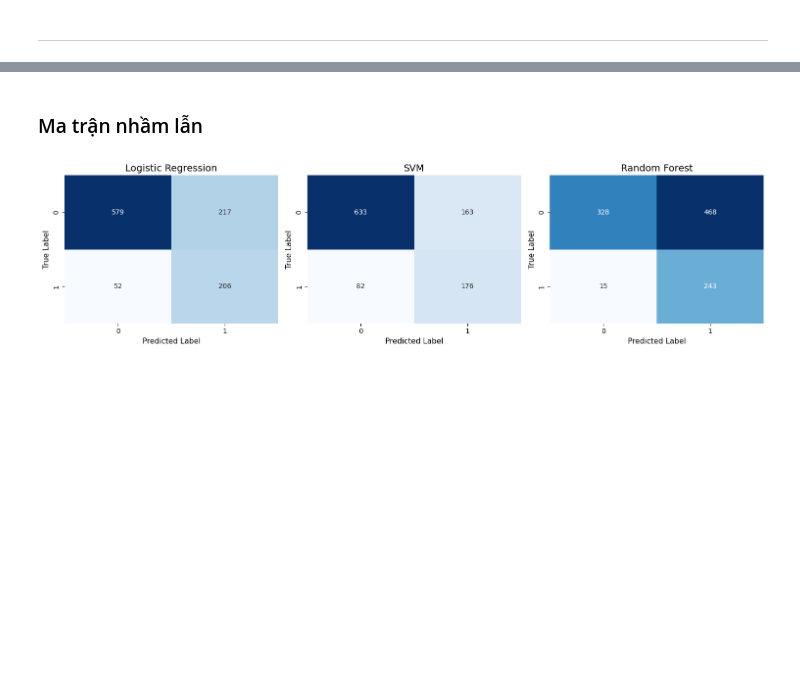
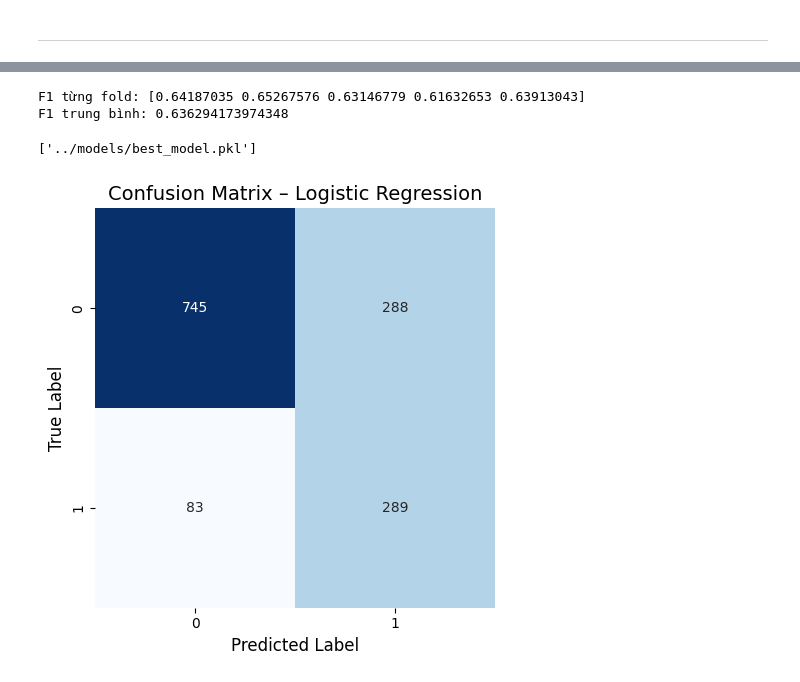
Before and after one commit to Le-AnV/telco-churn-prediction-pipeline, a Jupyter notebook: notebook/notebook.ipynb, the cells around one changed output, grey strips where cells are left out. Cells and saved outputs as stored; diff of their text form; code cells hidden in the pictures; blank space fills up the shorter version.

```diff
--- a/notebook/notebook.ipynb
+++ b/notebook/notebook.ipynb
@@ -512,20 +229,52 @@ print(df_results.sort_values(by='F1', ascending=False))
-# %% [markdown]
-###  Ma trận nhầm lẫn
+# %%
+from sklearn.model_selection import StratifiedKFold, cross_val_score
+from sklearn.linear_model import LogisticRegression
+from sklearn.pipeline import Pipeline
+
+# Pipeline đầy đủ
+pipeline = Pipeline(steps=[
+    ("preprocess", preprocessor),
+    ("model", LogisticRegression(max_iter=100, class_weight="balanced"))
+])
+
+# Stratified K-Fold
+skf = StratifiedKFold(n_splits=5, shuffle=True, random_state=42)
+
+# Cross Validation với F1-score
+scores = cross_val_score(pipeline, X, y, cv=skf,scoring='f1', n_jobs=-1)
+
+print("F1 từng fold:", scores)
+print("F1 trung bình:", scores.mean())
+# %% [output]
+F1 từng fold: [0.64187035 0.65267576 0.63146779 0.61632653 0.63913043]
+F1 trung bình: 0.636294173974348
+# %%
+import joblib
+
+# Train model
+pipeline.fit(X_train, y_train)
+y_pred = pipeline.predict(X_test)
+
+# Lưu pipeline đã huấn luyện thành file .pkl để dùng cho predict/app
+# joblib.dump(pipeline, "../models/best_model.pkl")
+# %% [output]
+['../models/best_model.pkl']
 # %%
 from sklearn.metrics import confusion_matrix
+import matplotlib.pyplot as plt
+import seaborn as sns
 
-model_names = ['Logistic Regression', 'SVM', 'Random Forest']
 
-fig, axes = plt.subplots(1, 3, figsize=(15, 4))
+# Confusion Matrix
+cm = confusion_matrix(y_test, y_pred)
 
-for i, ax in enumerate(axes):
-    cm = confusion_matrix(y_test, lst_y_pred[i])
-    sns.heatmap(cm, annot=True, fmt='d', cmap='Blues', cbar=False, ax=ax)
+plt.figure(figsize=(6, 5))
+sns.heatmap( cm, annot=True, fmt="d", cmap="Blues", cbar=False, square=True)
 
-    ax.set_title(f'{model_names[i]}', fontsize=14)
-    ax.set_xlabel('Predicted Label', fontsize=11)
-    ax.set_ylabel('True Label', fontsize=11)
+plt.title("Confusion Matrix – Logistic Regression", fontsize=14)
+plt.xlabel("Predicted Label", fontsize=12)
+plt.ylabel("True Label", fontsize=12)
 
 plt.tight_layout()
 # %% [output]
-[figure, old version]
+[figure, new version]
```
Also changed, not shown: parts of 44 cells of this notebook, 1 other file.
